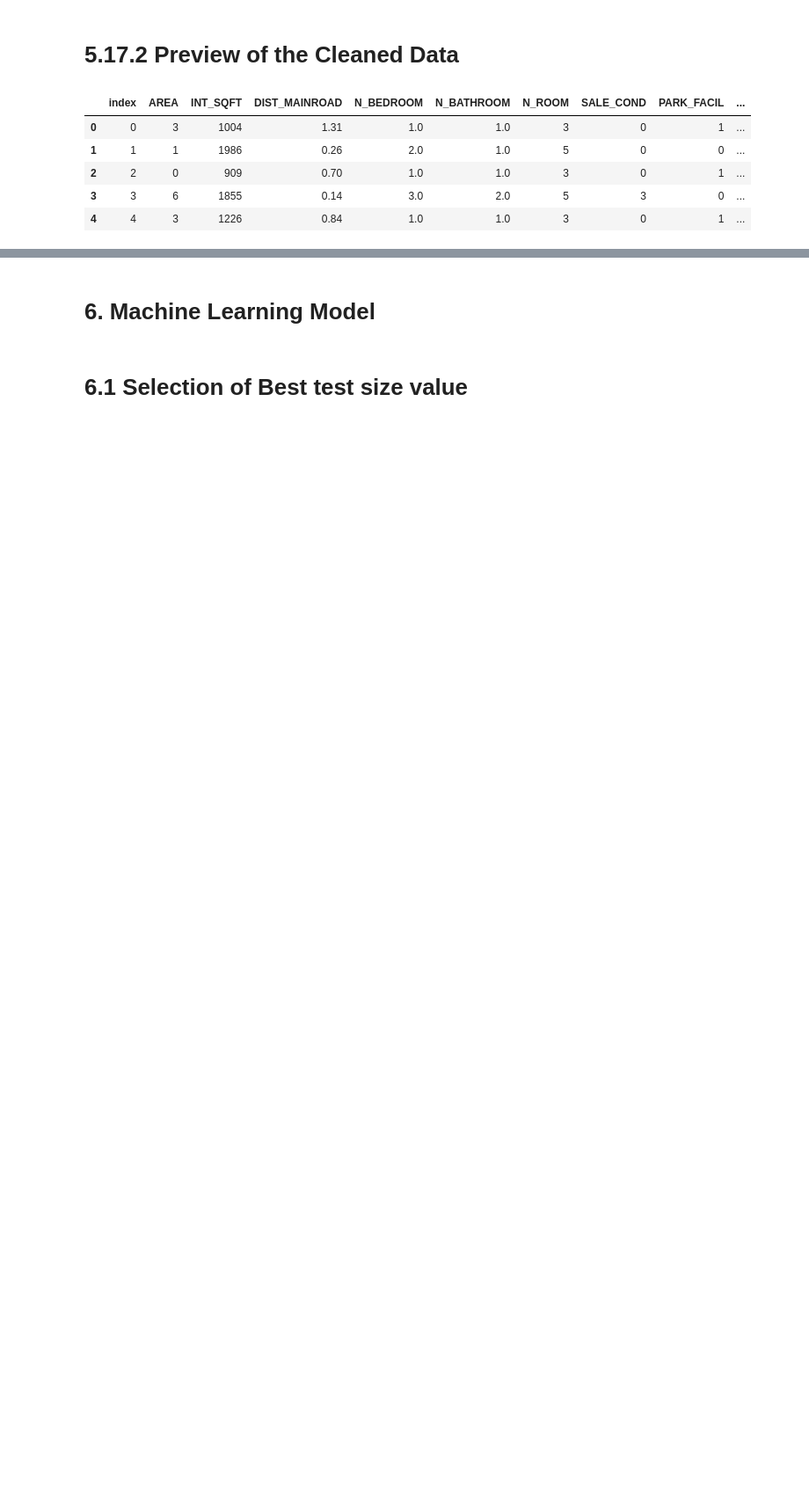
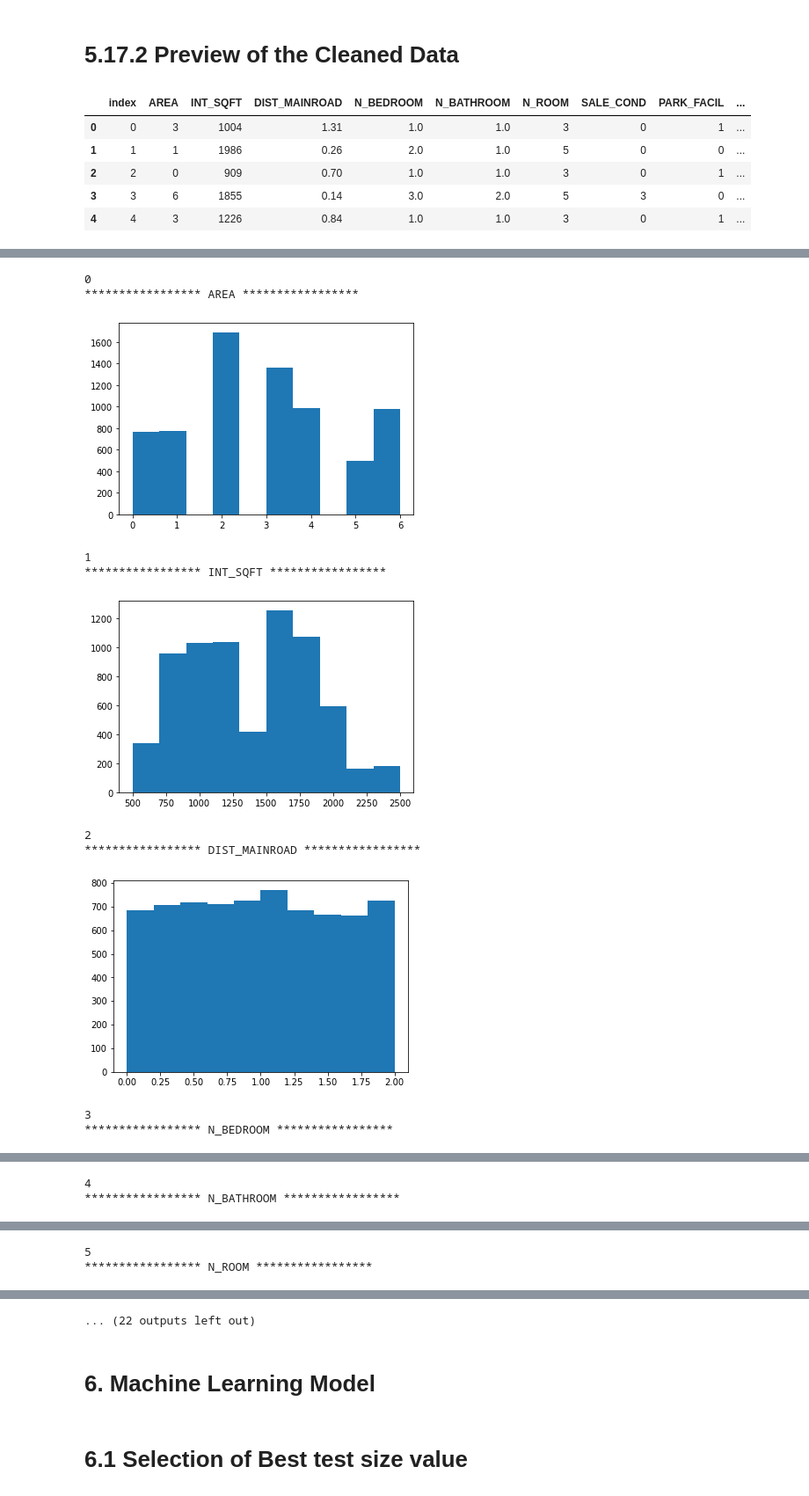
Before and after one commit to Manikandan-professional/Miscellaneous, a Jupyter notebook: G.ipynb, the cells around one changed output, grey strips where cells are left out. Shown at 88% size. Saved outputs shown, nothing was run; the diff lists cells and outputs as text; code cells hidden in the pictures; blank space fills up the shorter version.

```diff
--- a/G.ipynb
+++ b/G.ipynb
@@ -1586,0 +1617,19 @@ Name: SALES_PRICE, dtype: float64
+# %%
+for i in range(0,17,1):
+  if df.columns[i]!='SALES_PRICE':
+      print(i)
+      print('*****************',df.columns[i],'*****************')
+      plt.hist(df[df.columns[i]])
+      plt.show()
+# %% [output]
+0
+***************** AREA *****************
+[figure, added]
+1
+***************** INT_SQFT *****************
+[figure, added]
+2
+***************** DIST_MAINROAD *****************
+[figure, added]
+3
+***************** N_BEDROOM *****************
@@ -1586,0 +1637,2 @@ Name: SALES_PRICE, dtype: float64
+4
+***************** N_BATHROOM *****************
@@ -1586,0 +1640,2 @@ Name: SALES_PRICE, dtype: float64
+5
+***************** N_ROOM *****************
@@ -1587,3 +1643,4 @@ Name: SALES_PRICE, dtype: float64
+... (22 outputs left out)
 # %% [markdown]
 # **6. Machine Learning Model**
 # %% [markdown]
```
Also changed, not shown: parts of 19 cells of this notebook.
